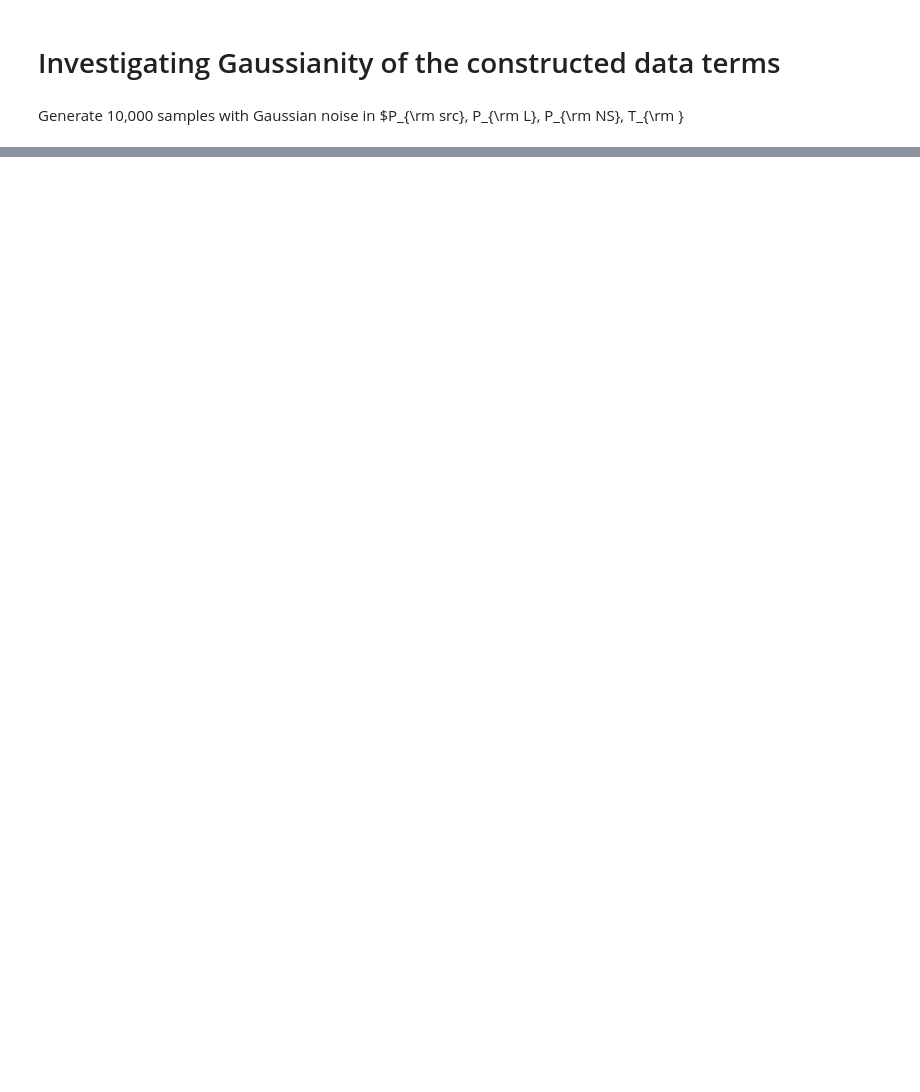
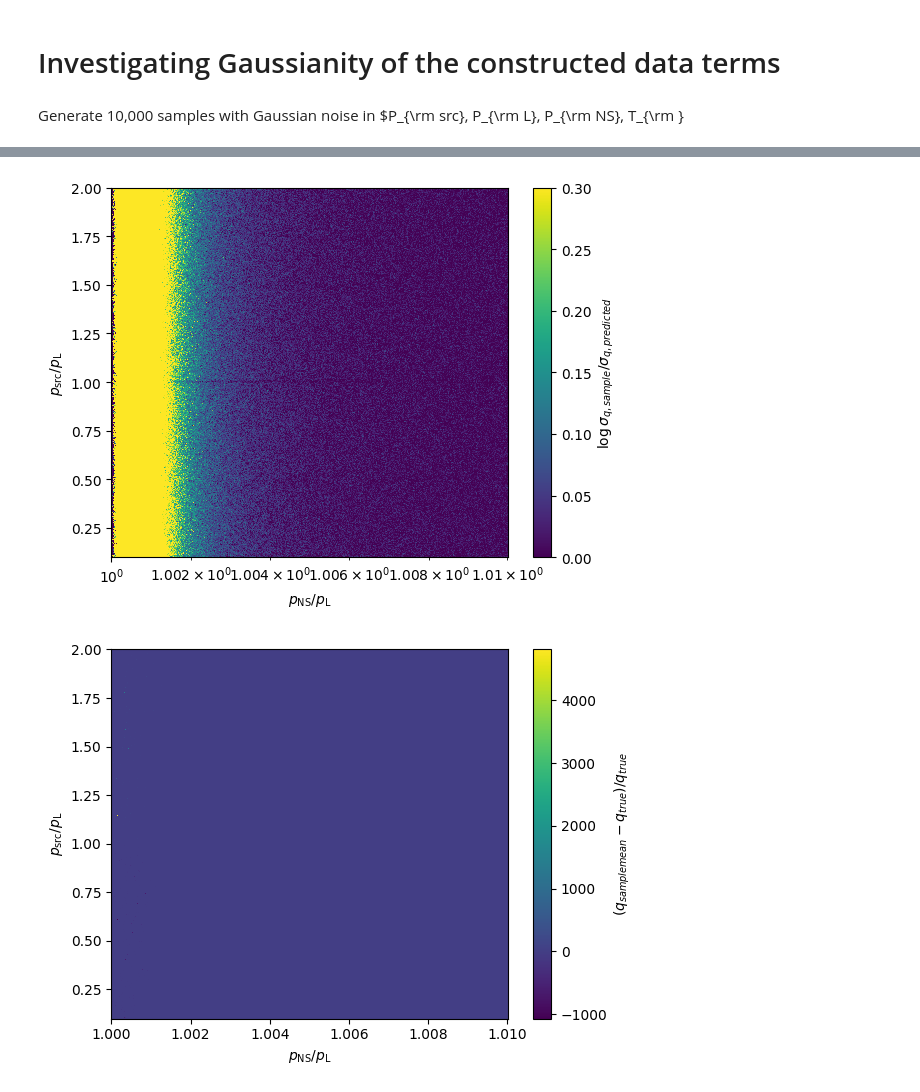
Before and after one commit to RHINO-Experiment/rhino-cal, a Jupyter notebook: data_noise_investigation.ipynb, the cells around one changed output, grey strips where cells are left out. Drawn from its saved outputs; the diff is of its cells as text; code cells hidden in the pictures; blank space fills up the shorter version.

```diff
--- a/data_noise_investigation.ipynb
+++ b/data_noise_investigation.ipynb
@@ -119,0 +384,31 @@ Expected Variance:  0.12878735055137625
+# %%
+
+plt.pcolormesh(results_dict["p_ns_multiplier_range"],
+               results_dict["p_src_multiplier_range"],
+               np.log10(results_dict['q_sample_variance'] / results_dict["expected_variance"]),
+               vmin=0, vmax=0.3)
+plt.colorbar(label=r'$\log \sigma_{q, sample} / \sigma_{q, predicted}$')
+plt.xlabel(r'$p_{\rm NS} / p_{\rm L}$')
+plt.xscale('log')
+plt.ylabel(r'$p_{\rm src} / p_{\rm L}$')
+plt.show()
+
+
+plt.pcolormesh(results_dict["p_ns_multiplier_range"],
+               results_dict["p_src_multiplier_range"],
+               np.abs(results_dict['q_mean'] - results_dict["q_true"]) / results_dict['q_true'])
+plt.colorbar(label=r'$(q_{sample mean} - q_{true}) / q_{true}$')
+plt.xlabel(r'$p_{\rm NS} / p_{\rm L}$')
+plt.ylabel(r'$p_{\rm src} / p_{\rm L}$')
+plt.show()
+
+plt.pcolormesh(results_dict["p_ns_multiplier_range"],
+               results_dict["p_src_multiplier_range"],
+               np.abs(results_dict['q_median'] - results_dict["q_true"]) / results_dict['q_true'])
+plt.colorbar(label=r'$(q_{sample median} - q_{true}) / q_{true}$')
+plt.xlabel(r'$p_{\rm NS} / p_{\rm L}$')
+plt.ylabel(r'$p_{\rm src} / p_{\rm L}$')
+plt.show()
+# %% [output]
+[figure, added]
+[figure, added]
```
Also changed, not shown: parts of 10 cells of this notebook, 5 other files.
